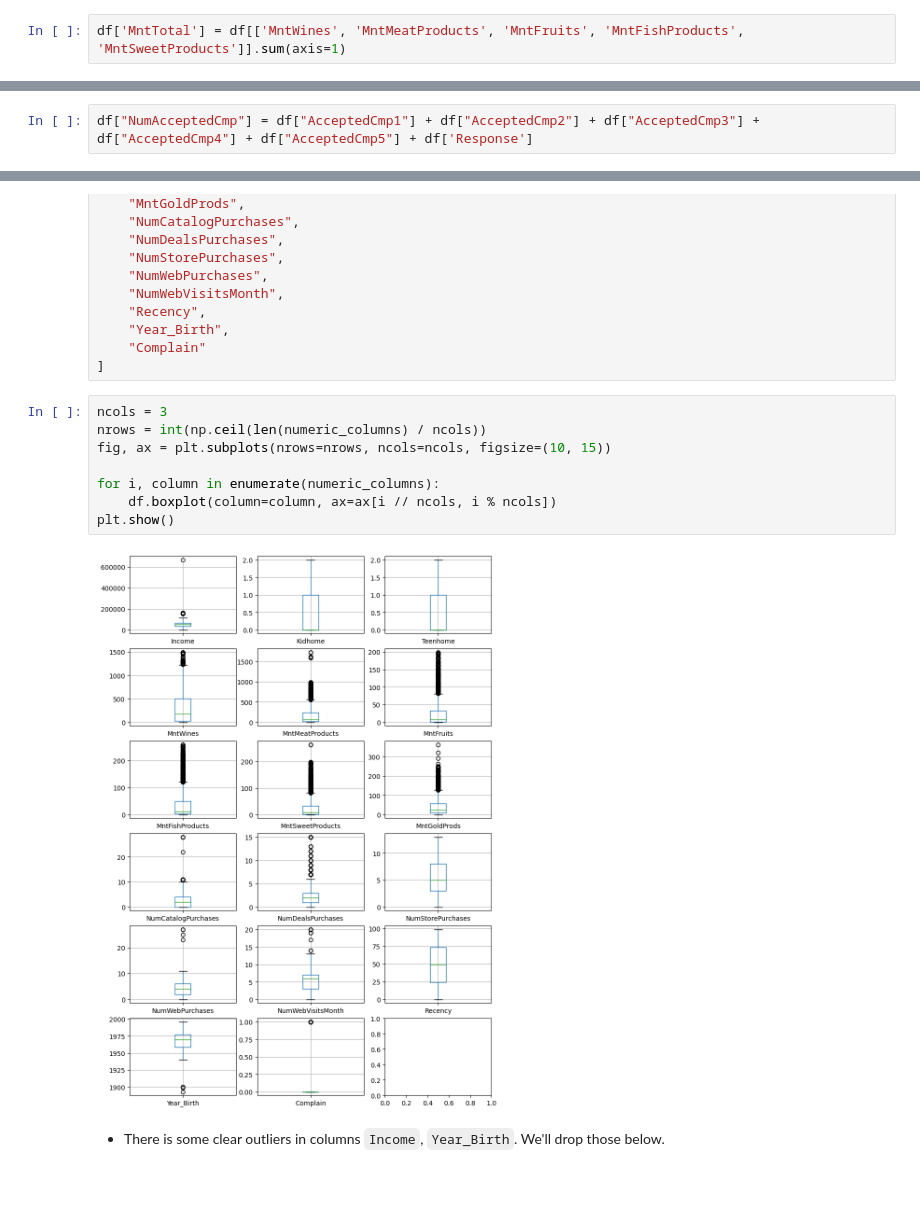
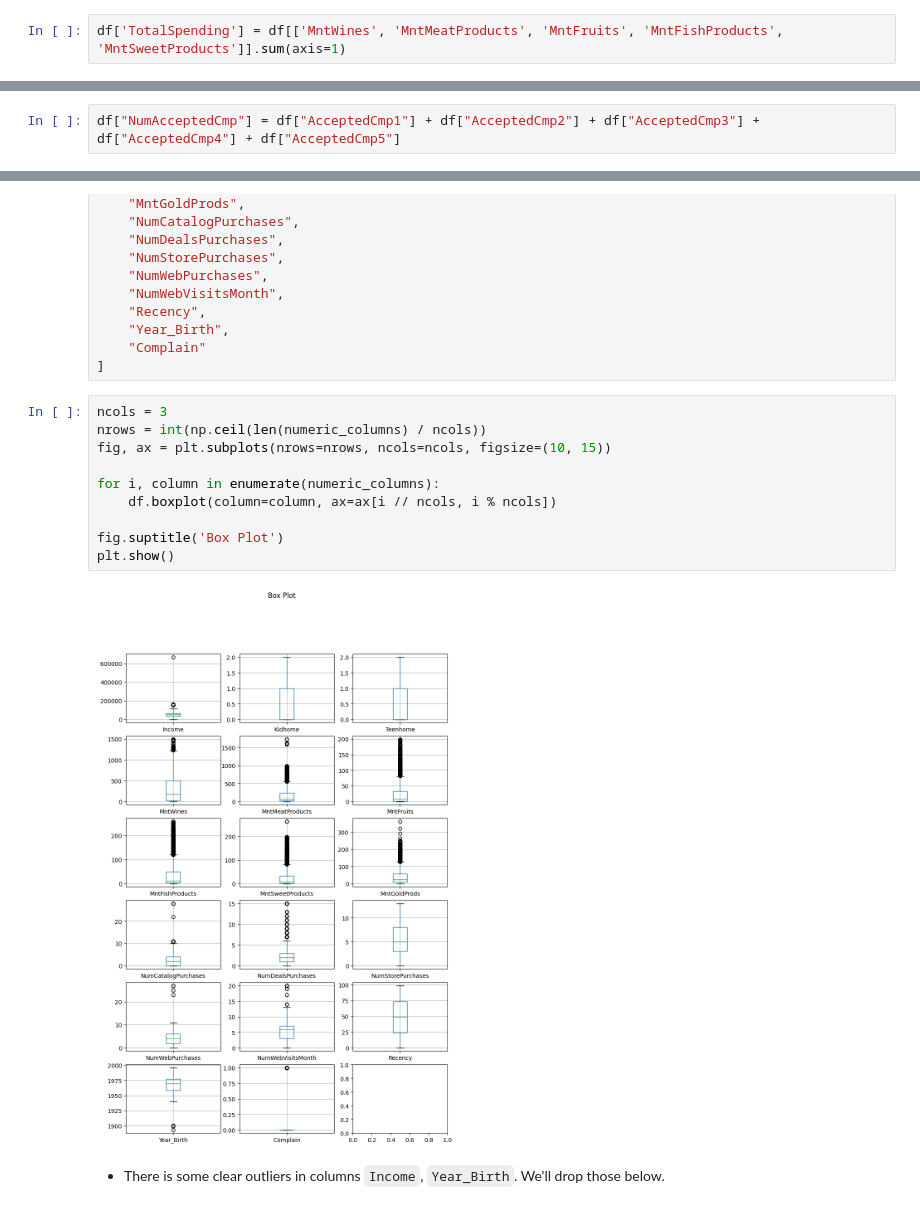
Before and after one commit to joe-stifler/ifood-campaign-analysis, a Jupyter notebook: clustering.ipynb, the cells around one changed output, grey strips where cells are left out. Drawn from its saved outputs; the diff is of its cells as text; blank space fills up the shorter version.

```diff
--- a/clustering.ipynb
+++ b/clustering.ipynb
@@ -165,5 +196,5 @@ Let's create some variables to help with our analysis
 # %%
 df['MntRegProds'] = (df['MntWines'] + df['MntMeatProducts'] + df['MntFruits'] + df['MntFishProducts'] + df['MntSweetProducts'] - df['MntGoldProds'])
 # %%
-df['MntTotal'] = df[['MntWines', 'MntMeatProducts', 'MntFruits', 'MntFishProducts', 'MntSweetProducts']].sum(axis=1)
+df['TotalSpending'] = df[['MntWines', 'MntMeatProducts', 'MntFruits', 'MntFishProducts', 'MntSweetProducts']].sum(axis=1)
 # %%
@@ -191,7 +222,7 @@ df.drop(columns=["Dt_Customer"], inplace=True)
 # %%
 df["NumTotalPurchases"] = df["NumCatalogPurchases"] + df["NumStorePurchases"] + df["NumWebPurchases"]
 # %%
-df["NumAcceptedCmp"] = df["AcceptedCmp1"] + df["AcceptedCmp2"] + df["AcceptedCmp3"] + df["AcceptedCmp4"] + df["AcceptedCmp5"] + df['Response']
+df["NumAcceptedCmp"] = df["AcceptedCmp1"] + df["AcceptedCmp2"] + df["AcceptedCmp3"] + df["AcceptedCmp4"] + df["AcceptedCmp5"]
 # %%
 df["CustomerAge"] = current_year - df["Year_Birth"]
 
@@ -285,12 +311,14 @@ numeric_columns = [
 # %%
 ncols = 3
 nrows = int(np.ceil(len(numeric_columns) / ncols))
 fig, ax = plt.subplots(nrows=nrows, ncols=ncols, figsize=(10, 15))
 
 for i, column in enumerate(numeric_columns):
     df.boxplot(column=column, ax=ax[i // ncols, i % ncols])
+
+fig.suptitle('Box Plot')
 plt.show()
 # %% [output]
-[figure, old version]
+[figure, new version]
 # %% [markdown]
 - There is some clear outliers in columns `Income`, `Year_Birth`. We'll drop those below.
```
Also changed, not shown: parts of 59 cells of this notebook.
